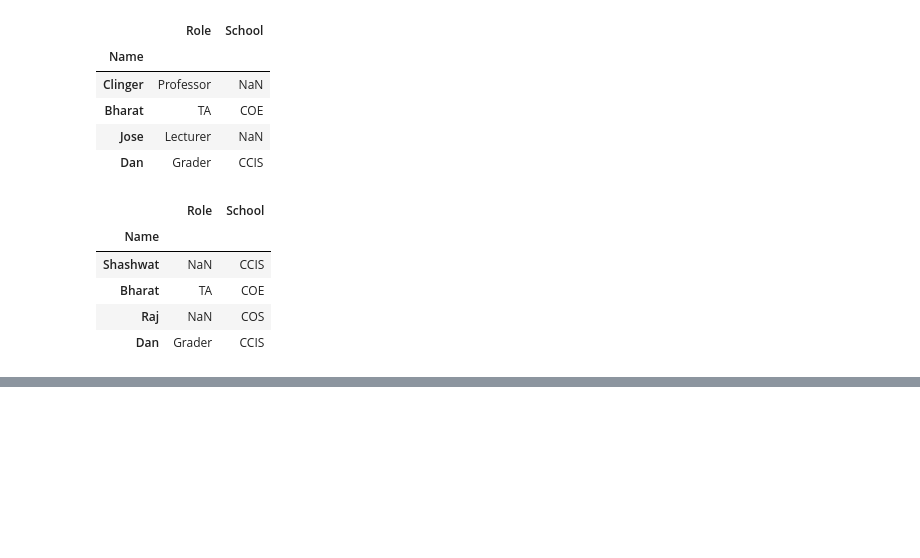
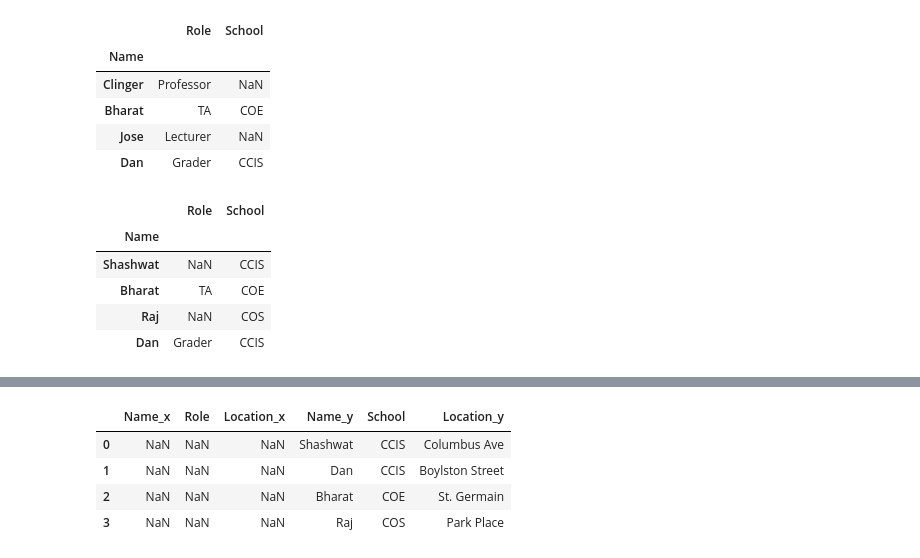
Before and after one commit to shashwatshetty/coursera-data-science, a Jupyter notebook: course-1/week-3/merging_dataframes.ipynb, the cells around one changed output, grey strips where cells are left out. Saved outputs shown, nothing was run; the diff lists cells and outputs as text; code cells hidden in the pictures; blank space fills up the shorter version.

```diff
--- a/course-1/week-3/merging_dataframes.ipynb
+++ b/course-1/week-3/merging_dataframes.ipynb
@@ -151,0 +208,10 @@ student_df
+# %%
+# merging on uncommon columns will result in the combination of all columns
+# with missing values assigned NaN
+pd.merge(staff_copy, student_copy, how = 'right', left_on = 'Name', right_on = 'School')
+# %% [output]
+|  | Name_x | Role | Location_x | Name_y | School | Location_y |
+| 0 | NaN | NaN | NaN | Shashwat | CCIS | Columbus Ave |
+| 1 | NaN | NaN | NaN | Dan | CCIS | Boylston Street |
+| 2 | NaN | NaN | NaN | Bharat | COE | St. Germain |
+| 3 | NaN | NaN | NaN | Raj | COS | Park Place |
```
Also changed, not shown: parts of 8 cells of this notebook.
